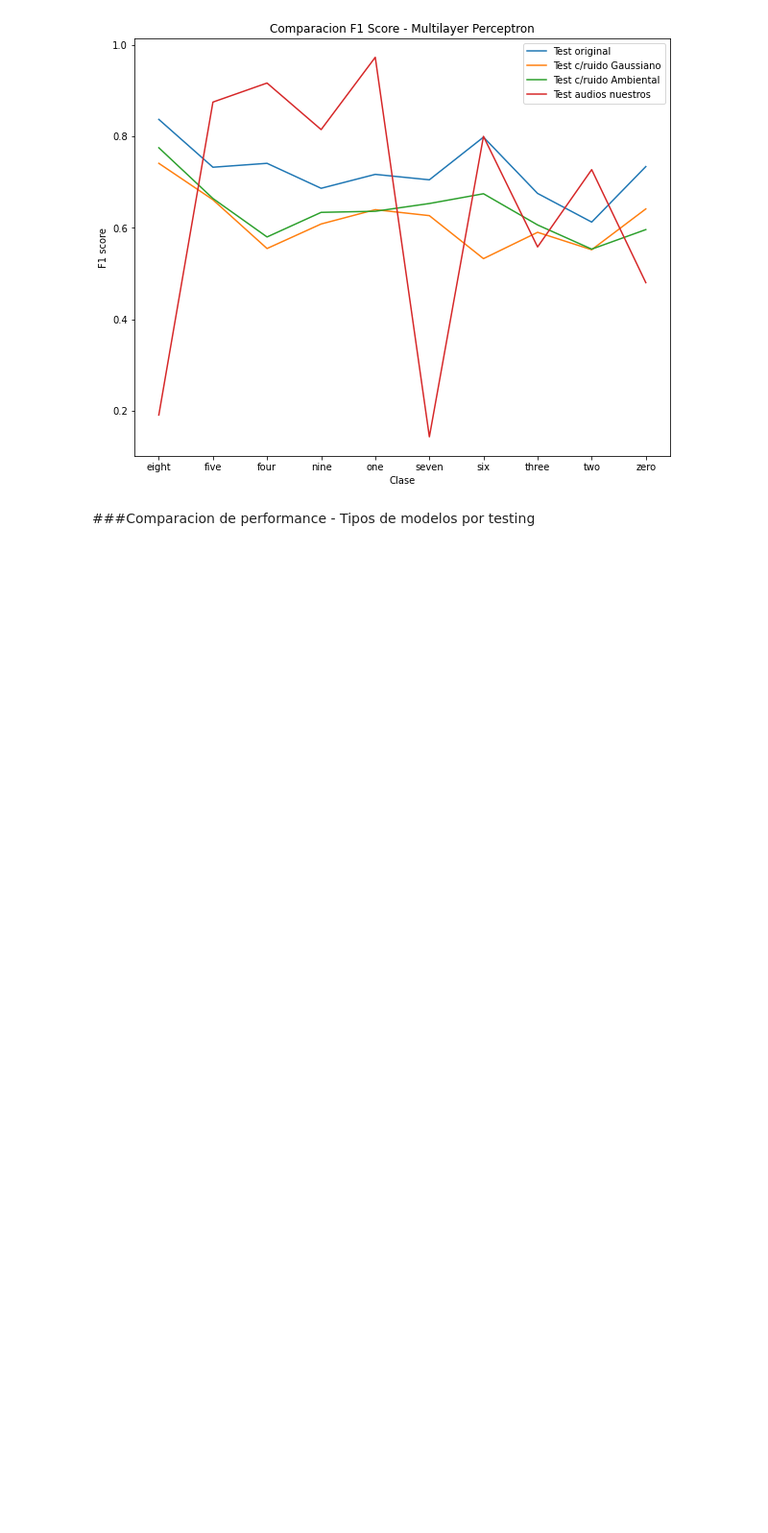
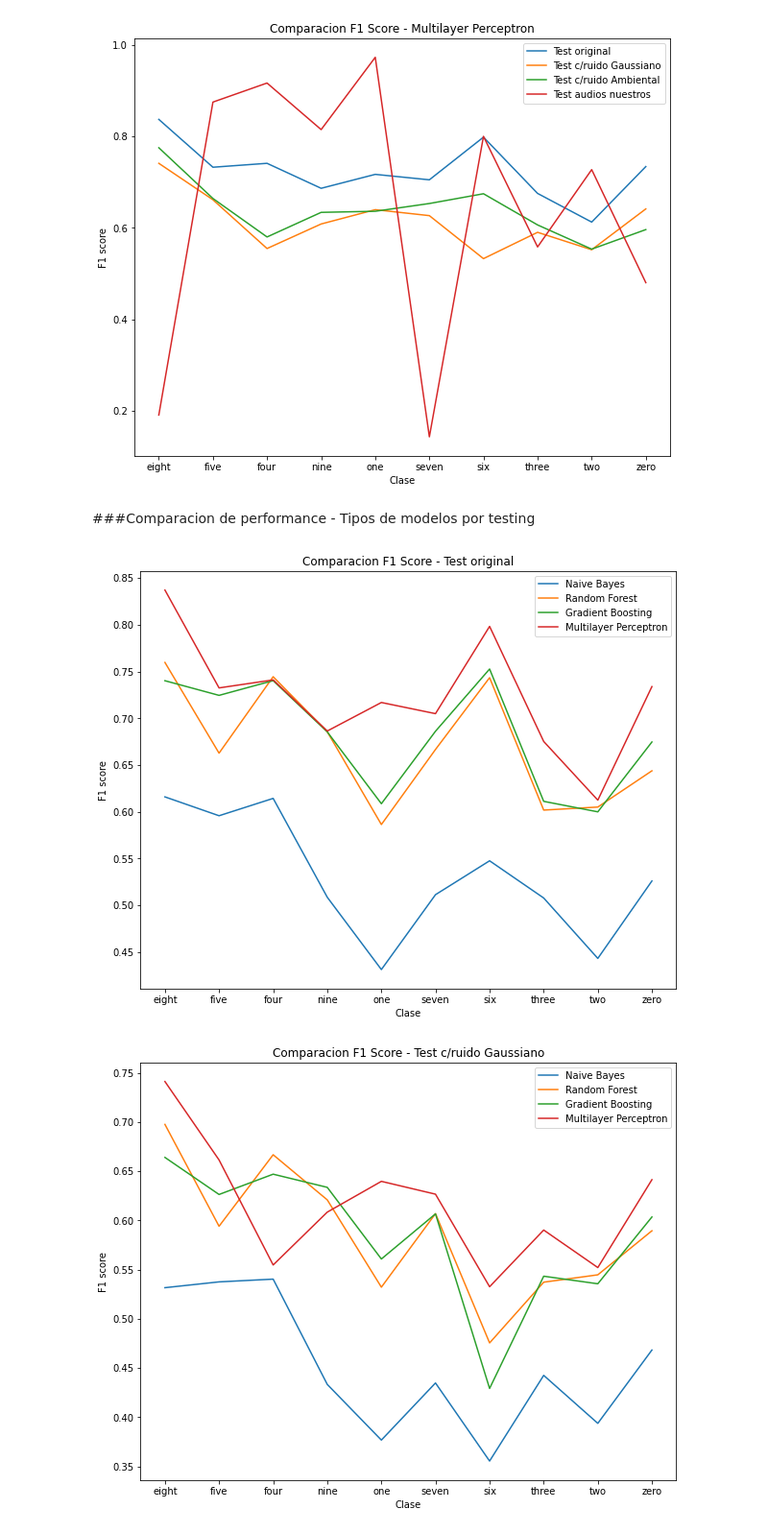
Before and after one commit to newgabo/TP2-AA, a Jupyter notebook: TP2_AA_Modelos_.ipynb, the cells around one changed output. Shown at 96% size. Saved outputs shown, nothing was run; the diff lists cells and outputs as text; code cells hidden in the pictures; blank space fills up the shorter version.

```diff
--- a/TP2_AA_Modelos_.ipynb
+++ b/TP2_AA_Modelos_.ipynb
@@ -476,6 +476,13 @@ for modelo in modelos_list_:
     acc_test[modelo[0]][test_set[2]] = round(modelo[1].score(test_set[0], test_set[1]) * 100, 2)
     test_pred = modelo[1].predict(test_set[0])
     score_test[modelo[0]][test_set[2]] =pd.DataFrame.from_dict(classification_report(test_set[1],test_pred,output_dict=True))
+
+model_test = {}
+for test_set in testing_list_:
+  model_test[test_set[2]] = {}
+  for modelo in modelos_list_:
+    test_pred = modelo[1].predict(test_set[0])
+    model_test[test_set[2]][modelo[0]] =pd.DataFrame.from_dict(classification_report(test_set[1],test_pred,output_dict=True))
 # %%
 df_acc_test_ = pd.DataFrame.from_dict(acc_test)
 df_acc_test_
@@ -584,17 +611,19 @@ for modelo, test_scores in score_test.items():
 # %%
 import matplotlib.pyplot as plt
 
-testing_list_ = ['Test original', 'Test c/ruido Gaussiano', 'Test c/ruido Ambiental', 'Test audios nuestros']
 
 
-for modelo, test_scores in score_test.items():
+for modelo, test_scores in model_test.items():
   fig, ax = plt.subplots(figsize=(10, 8))
   legend = []
   for test_type, score in test_scores.items():
     plt.plot(score.loc['f1-score'][0:10])
     legend.append(test_type)
   plt.title('Comparacion F1 Score - ' + modelo)
   plt.ylabel('F1 score')
   plt.xlabel('Clase')
   plt.legend(legend, loc=1)
   plt.show()
+# %% [output]
+[figure, added]
+[figure, added]
```
Also changed, not shown: parts of 4 cells of this notebook.
